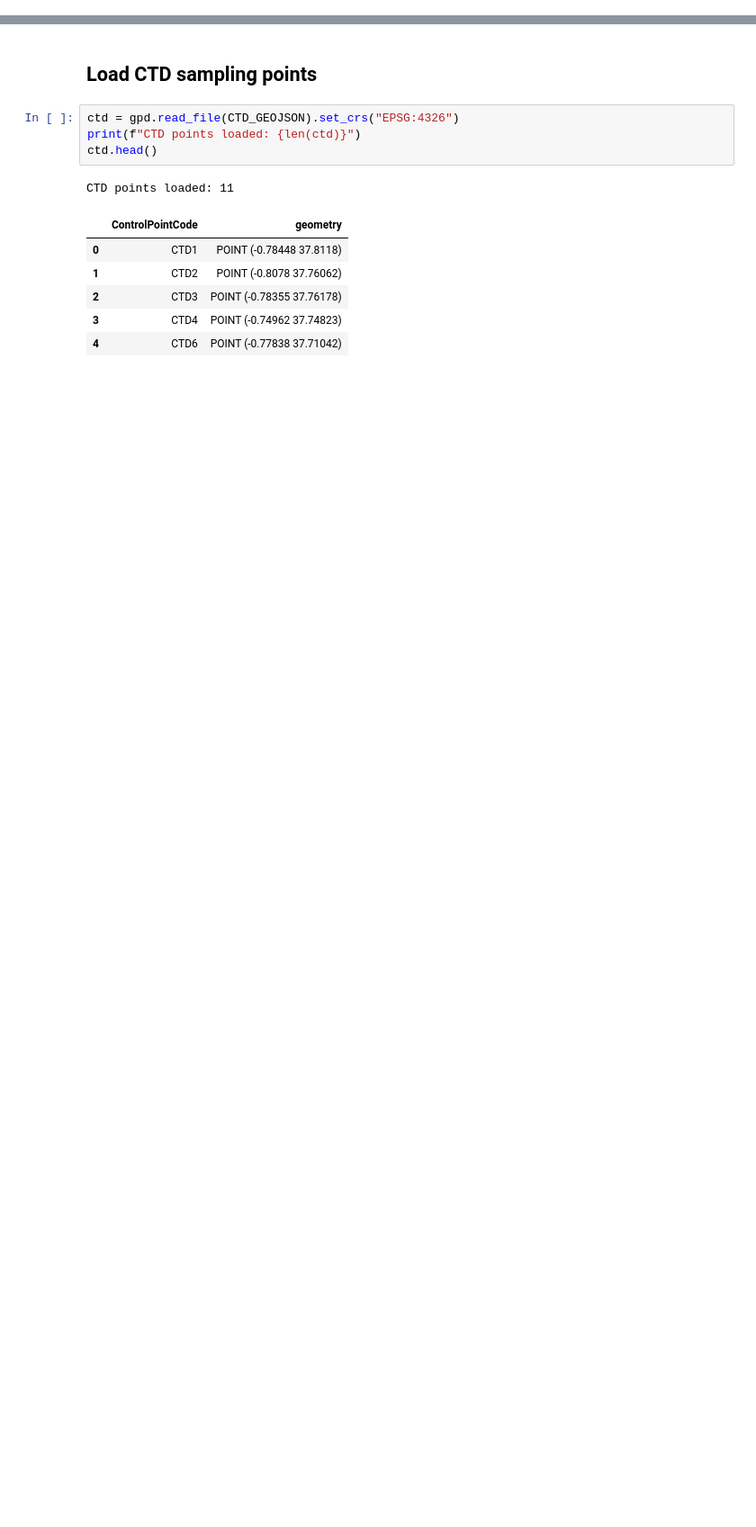
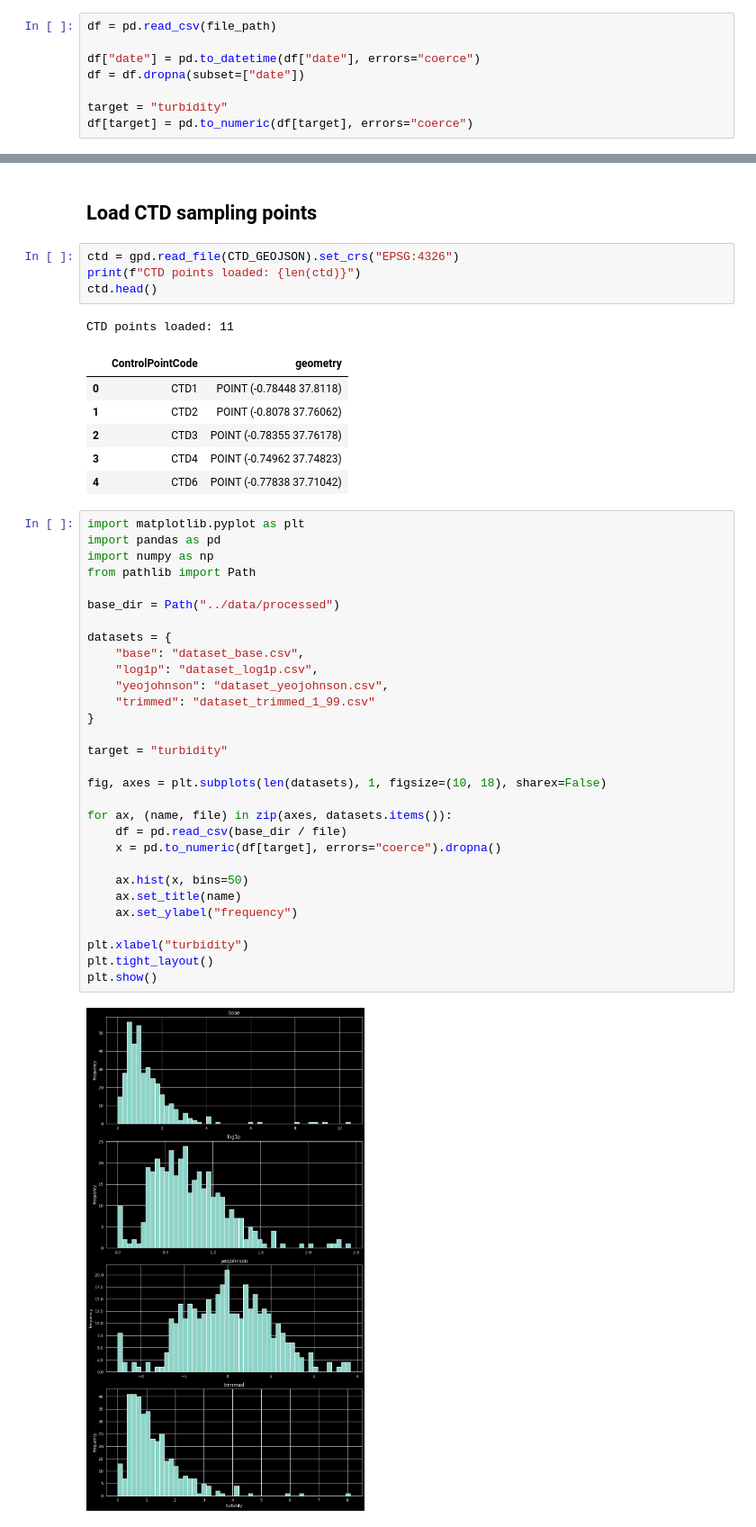
Before and after one commit to adricanovas/turbidity_satellite_estimation, a Jupyter notebook: code/02_data_preprocessing.ipynb, the cells around one changed output, grey strips where cells are left out. Shown at 90% size. Drawn from its saved outputs; the diff is of its cells as text; blank space fills up the shorter version.

```diff
--- a/code/02_data_preprocessing.ipynb
+++ b/code/02_data_preprocessing.ipynb
@@ -27,0 +19,8 @@ STAT_NAMES = ["mean", "median", "std", "p10", "p90"]
+# %%
+df = pd.read_csv(file_path)
+
+df["date"] = pd.to_datetime(df["date"], errors="coerce")
+df = df.dropna(subset=["date"])
+
+target = "turbidity"
+df[target] = pd.to_numeric(df[target], errors="coerce")
@@ -39,3 +87,35 @@ CTD points loaded: 11
 | 2 | CTD3 | POINT (-0.78355 37.76178) |
 | 3 | CTD4 | POINT (-0.74962 37.74823) |
 | 4 | CTD6 | POINT (-0.77838 37.71042) |
+# %%
+import matplotlib.pyplot as plt
+import pandas as pd
+import numpy as np
+from pathlib import Path
+
+base_dir = Path("../data/processed")
+
+datasets = {
+    "base": "dataset_base.csv",
+    "log1p": "dataset_log1p.csv",
+    "yeojohnson": "dataset_yeojohnson.csv",
+    "trimmed": "dataset_trimmed_1_99.csv"
+}
+
+target = "turbidity"
+
+fig, axes = plt.subplots(len(datasets), 1, figsize=(10, 18), sharex=False)
+
+for ax, (name, file) in zip(axes, datasets.items()):
+    df = pd.read_csv(base_dir / file)
+    x = pd.to_numeric(df[target], errors="coerce").dropna()
+
+    ax.hist(x, bins=50)
+    ax.set_title(name)
+    ax.set_ylabel("frequency")
+
+plt.xlabel("turbidity")
+plt.tight_layout()
+plt.show()
+# %% [output]
+[figure, added]
```
Also changed, not shown: parts of 10 cells of this notebook, 2 other files.
